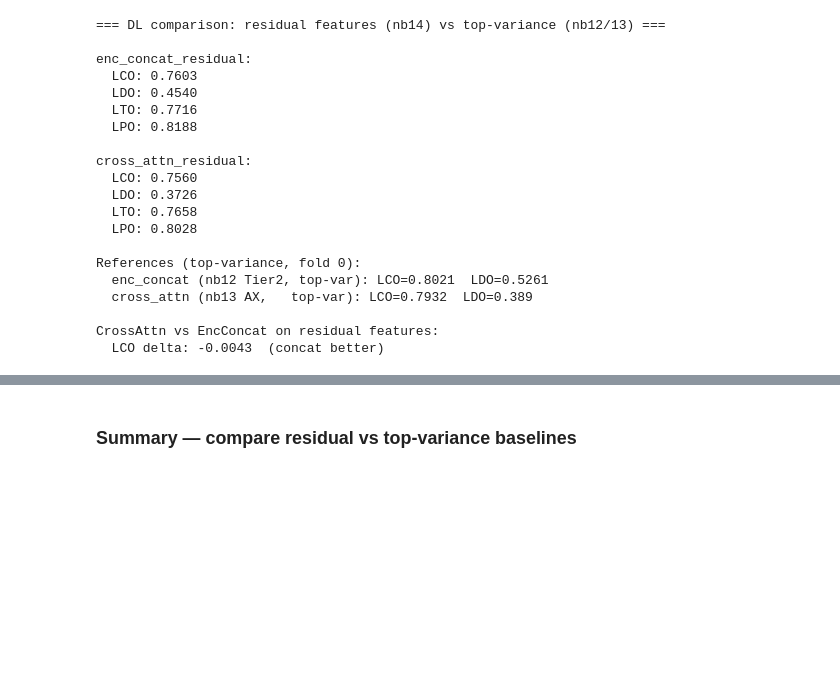
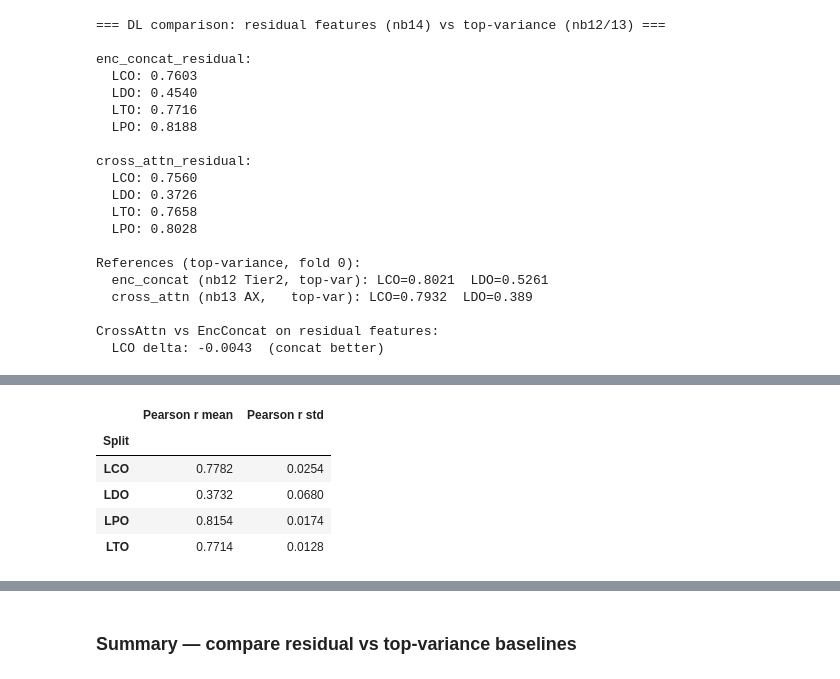
Before and after one commit to fshokor/multiomics-drug-response, a Jupyter notebook: notebooks/14_pca_residual.ipynb, the cells around one changed output, grey strips where cells are left out. Cells and saved outputs as stored; diff of their text form; code cells hidden in the pictures; blank space fills up the shorter version.

Commit message:
add multifold for concat pca res

```diff
--- a/notebooks/14_pca_residual.ipynb
+++ b/notebooks/14_pca_residual.ipynb
@@ -1154,0 +1293,34 @@ CrossAttn vs EncConcat on residual features:
+# %%
+# Summary: mean ± std across folds per split
+summary = (
+    multifold_df
+    .groupby('Split')['Pearson r']
+    .agg(['mean', 'std'])
+    .round(4)
+    .rename(columns={'mean': 'Pearson r mean', 'std': 'Pearson r std'})
+)
+
+print('=== enc_concat_residual — 5-fold summary ===')
+print(summary.to_string())
+print()
+
+# Key comparison
+lco_mean = summary.loc['LCO', 'Pearson r mean']
+lco_std  = summary.loc['LCO', 'Pearson r std']
+ldo_mean = summary.loc['LDO', 'Pearson r mean']
+ldo_std  = summary.loc['LDO', 'Pearson r std']
+
+print(f'LCO: {lco_mean:.4f} ± {lco_std:.4f}')
+print(f'LDO: {ldo_mean:.4f} ± {ldo_std:.4f}')
+print()
+print('References (5-fold):')
+print(f'  enc_concat top-var (nb12):  LCO=0.801 ± 0.017  LDO=0.368 ± 0.081')
+print(f'  RF RNA+Drug (nb11):         LCO=0.838 ± 0.013  LDO=0.350 ± 0.077')
+print(f'  enc_concat_residual fold 0: LCO=0.7683          LDO=0.4891')
+print()
+if ldo_mean > 0.40:
+    print('✓  LDO holds above 0.40 — residual features improve new-drug generalization')
+elif ldo_mean > 0.368:
+    print('~  LDO above nb12 Tier2 mean but below 0.40 — marginal improvement')
+else:
+    print('✗  LDO regressed — fold 0 result was noise')
@@ -1154,0 +1345,9 @@ CrossAttn vs EncConcat on residual features:
+# %%
+summary
+# %% [output]
+|  | Pearson r mean | Pearson r std |
+| Split |  |  |
+| LCO | 0.7782 | 0.0254 |
+| LDO | 0.3732 | 0.0680 |
+| LPO | 0.8154 | 0.0174 |
+| LTO | 0.7714 | 0.0128 |
```
Also changed, not shown: parts of 7 cells of this notebook.
